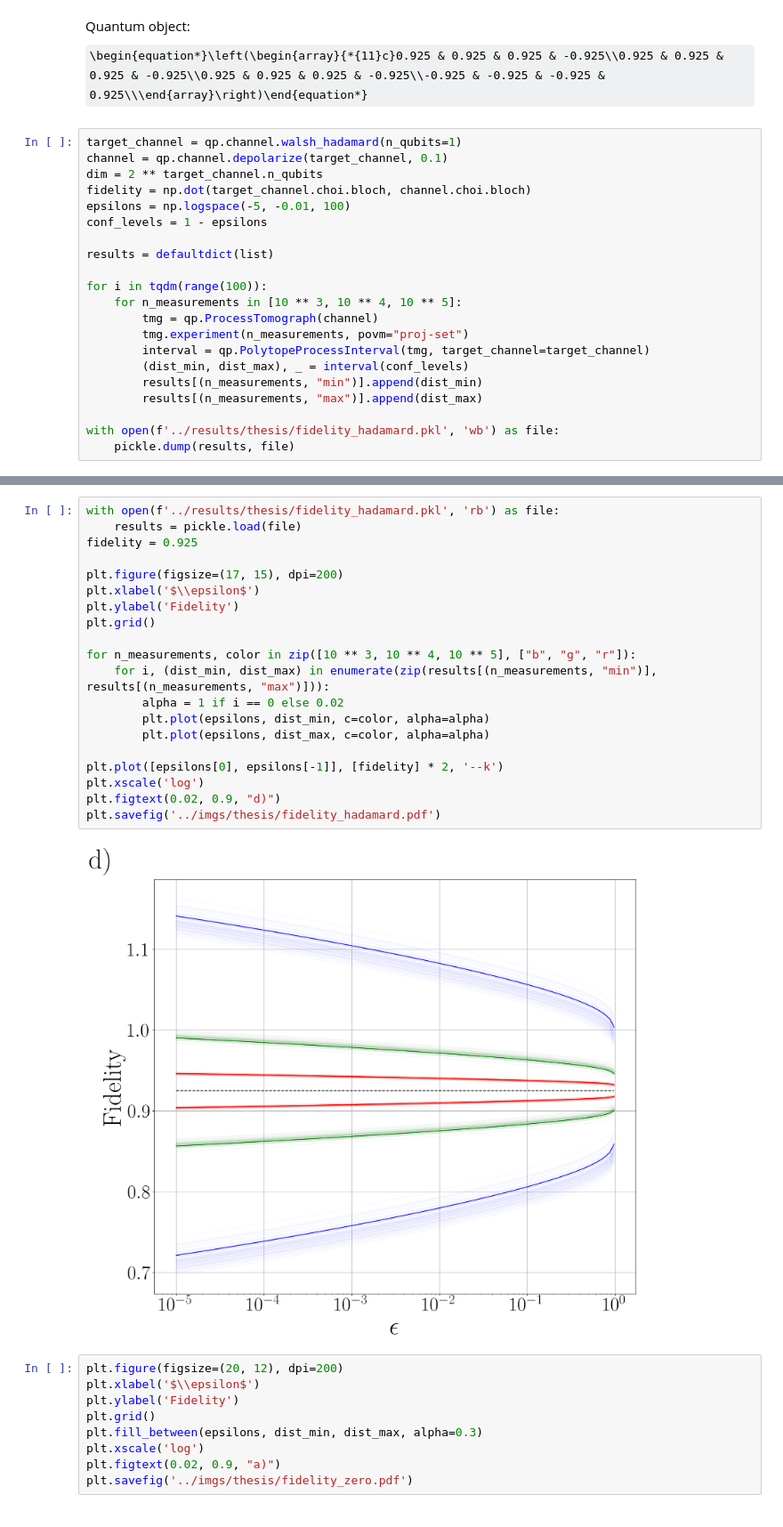
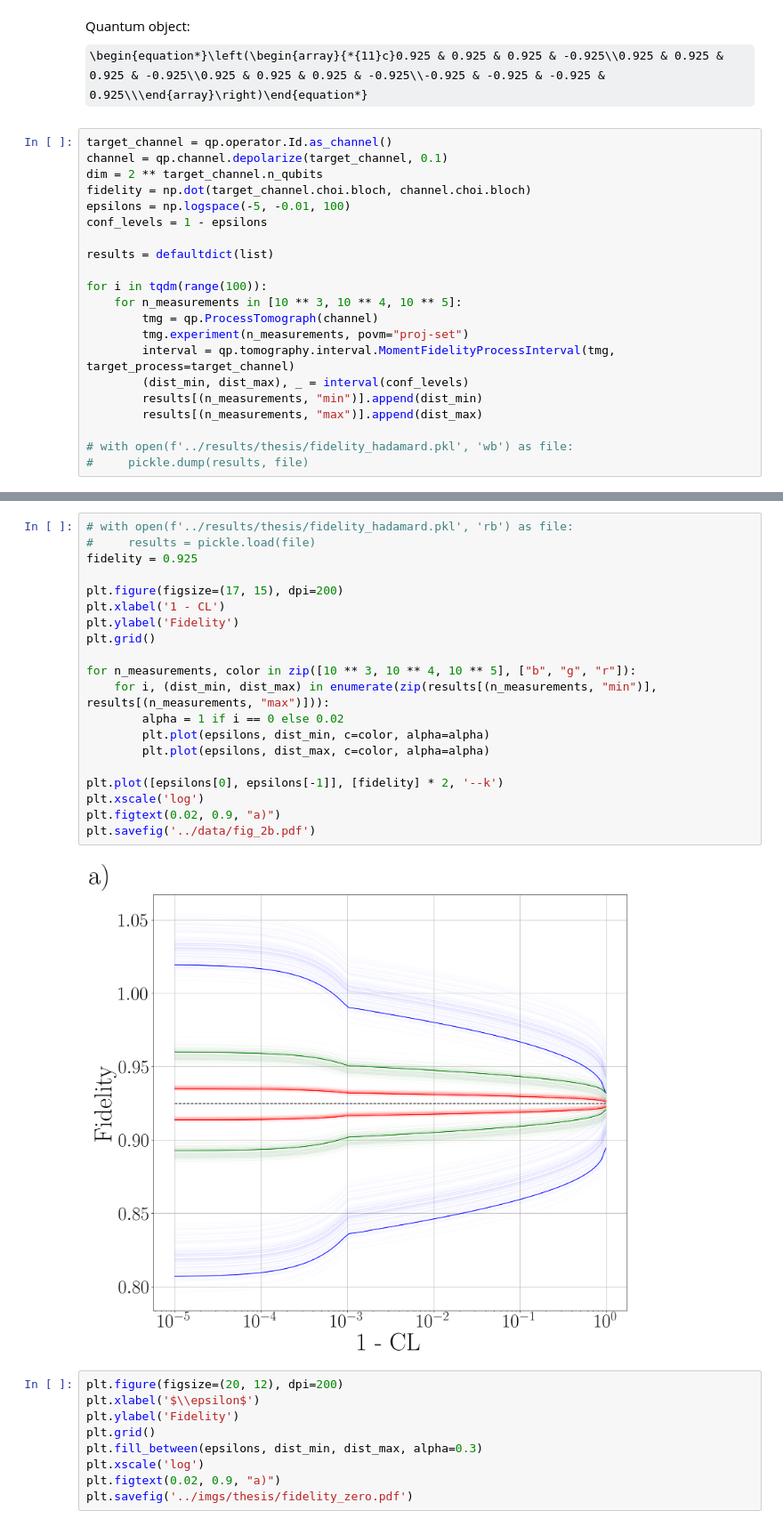
Before and after one commit to nordmtr/quantpy, a Jupyter notebook: notebooks/Fidelity.ipynb, the cells around one changed output, grey strips where cells are left out. Shown at 89% size. Saved outputs shown, nothing was run; the diff lists cells and outputs as text; some formulas as TeX source.

```diff
--- a/notebooks/Fidelity.ipynb
+++ b/notebooks/Fidelity.ipynb
@@ -105,7 +105,7 @@ target_channel.choi @ channel.choi
 # %% [output]
 Quantum object: \begin{equation*}\left(\begin{array}{*{11}c}0.925 & 0.925 & 0.925 & -0.925\\0.925 & 0.925 & 0.925 & -0.925\\0.925 & 0.925 & 0.925 & -0.925\\-0.925 & -0.925 & -0.925 & 0.925\\\end{array}\right)\end{equation*}
 # %%
-target_channel = qp.channel.walsh_hadamard(n_qubits=1)
+target_channel = qp.operator.Id.as_channel()
 channel = qp.channel.depolarize(target_channel, 0.1)
 dim = 2 ** target_channel.n_qubits
 fidelity = np.dot(target_channel.choi.bloch, channel.choi.bloch)
@@ -118,10 +118,10 @@ for i in tqdm(range(100)):
     for n_measurements in [10 ** 3, 10 ** 4, 10 ** 5]:
         tmg = qp.ProcessTomograph(channel)
         tmg.experiment(n_measurements, povm="proj-set")
-        interval = qp.PolytopeProcessInterval(tmg, target_channel=target_channel)
+        interval = qp.tomography.interval.MomentFidelityProcessInterval(tmg, target_process=target_channel)
         (dist_min, dist_max), _ = interval(conf_levels)
         results[(n_measurements, "min")].append(dist_min)
         results[(n_measurements, "max")].append(dist_max)
 
-with open(f'../results/thesis/fidelity_hadamard.pkl', 'wb') as file:
-    pickle.dump(results, file)
+# with open(f'../results/thesis/fidelity_hadamard.pkl', 'wb') as file:
+#     pickle.dump(results, file)
@@ -128,25 +131,25 @@ with open(f'../results/thesis/fidelity_hadamard.pkl', 'wb') as file:
 # %%
-with open(f'../results/thesis/fidelity_hadamard.pkl', 'rb') as file:
-    results = pickle.load(file)
+# with open(f'../results/thesis/fidelity_hadamard.pkl', 'rb') as file:
+#     results = pickle.load(file)
 fidelity = 0.925
 
 plt.figure(figsize=(17, 15), dpi=200)
-plt.xlabel('$\\epsilon$')
+plt.xlabel('1 - CL')
 plt.ylabel('Fidelity')
 plt.grid()
 
 for n_measurements, color in zip([10 ** 3, 10 ** 4, 10 ** 5], ["b", "g", "r"]):
     for i, (dist_min, dist_max) in enumerate(zip(results[(n_measurements, "min")], results[(n_measurements, "max")])):
         alpha = 1 if i == 0 else 0.02
         plt.plot(epsilons, dist_min, c=color, alpha=alpha)
         plt.plot(epsilons, dist_max, c=color, alpha=alpha)
 
 plt.plot([epsilons[0], epsilons[-1]], [fidelity] * 2, '--k')
 plt.xscale('log')
-plt.figtext(0.02, 0.9, "d)")
-plt.savefig('../imgs/thesis/fidelity_hadamard.pdf')
+plt.figtext(0.02, 0.9, "a)")
+plt.savefig('../data/fig_2b.pdf')
 # %% [output]
-[figure, old version]
+[figure, new version]
 # %%
 plt.figure(figsize=(20, 12), dpi=200)
 plt.xlabel('$\\epsilon$')
```
Also changed, not shown: parts of 1 cell of this notebook, 6 other files.
